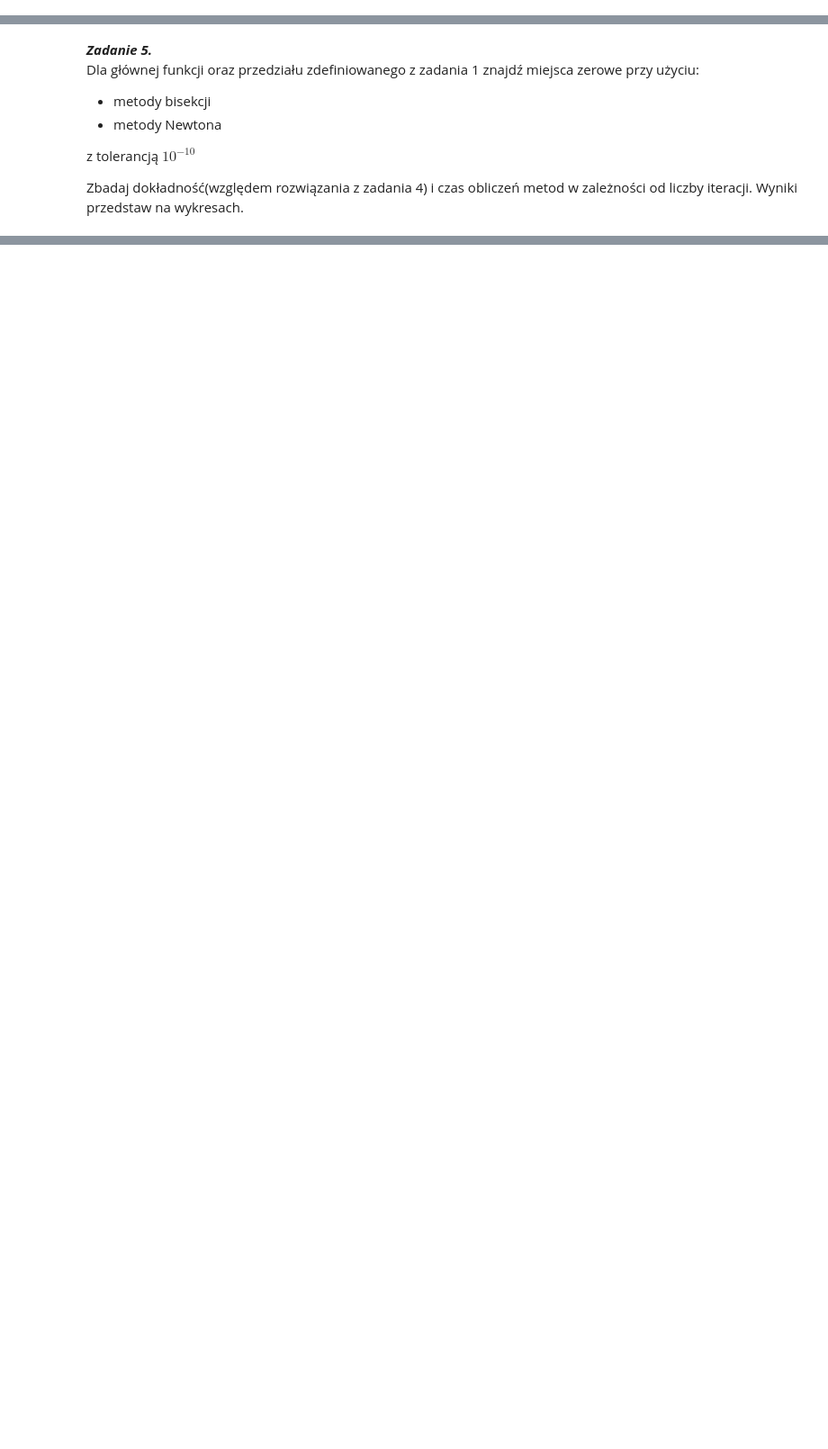
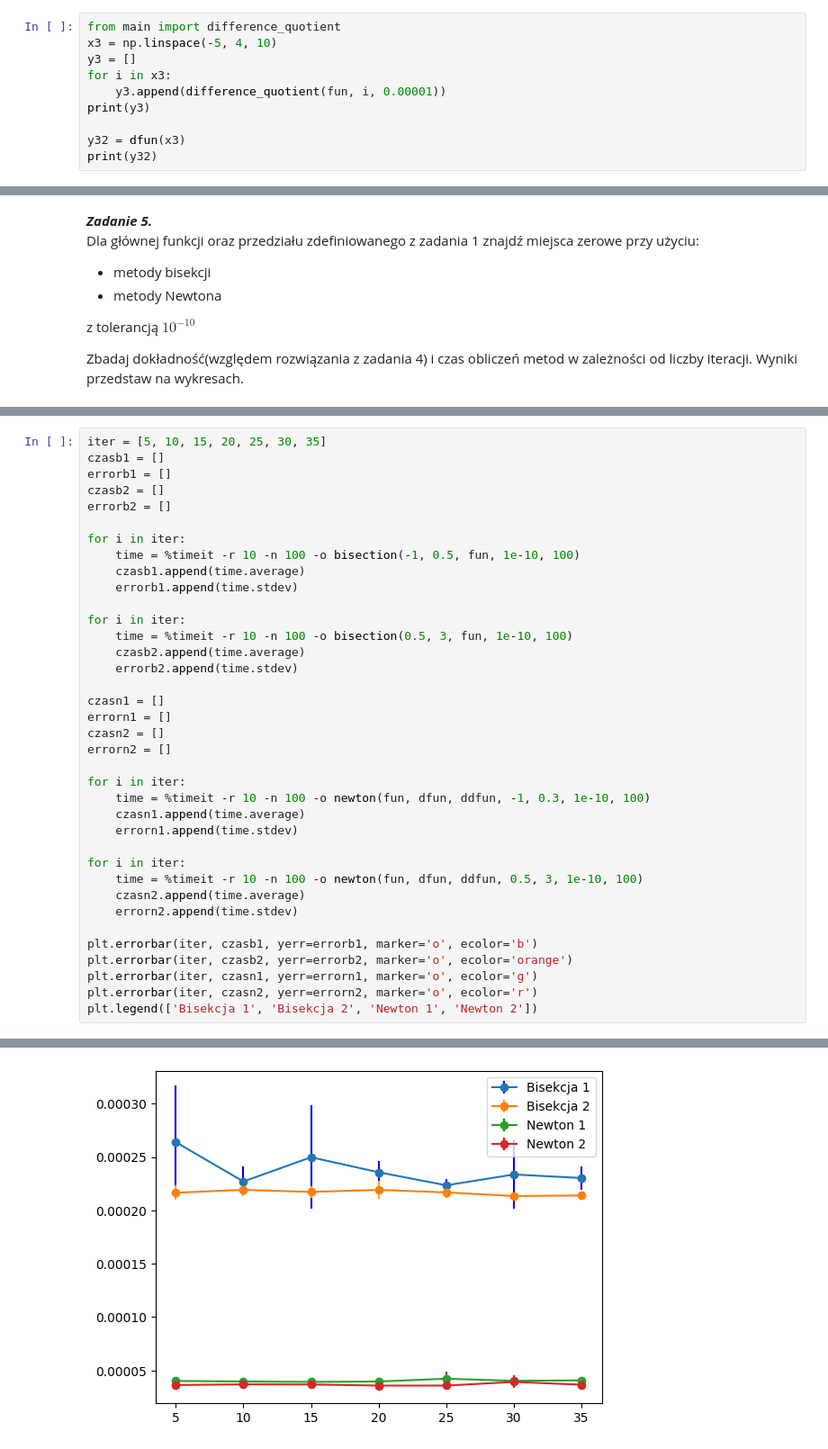
Before and after one commit to KAIR-ISZ-MN-2023-RM/laboratorium-8-MichalFurgala, a Jupyter notebook: sprawozdanie.ipynb, the cells around one changed output, grey strips where cells are left out. Shown at 90% size. Cells and saved outputs as stored; diff of their text form; blank space fills up the shorter version.

```diff
--- a/sprawozdanie.ipynb
+++ b/sprawozdanie.ipynb
@@ -58,3 +75,13 @@ Gwarancja zbieżności:
 3) funkcja na końcach przedziału przyjmuje przeciwne znaki
 
 4) pierwsza i druga pochodna mają stały znak (brak ekstremów lokalnych i punktów przegięcia)
+# %%
+from main import difference_quotient
+x3 = np.linspace(-5, 4, 10)
+y3 = []
+for i in x3:
+    y3.append(difference_quotient(fun, i, 0.00001))
+print(y3)
+
+y32 = dfun(x3)
+print(y32)
@@ -76,0 +180,38 @@ Zbadaj dokładność(względem rozwiązania z zadania 4) i czas obliczeń metod
+# %%
+iter = [5, 10, 15, 20, 25, 30, 35]
+czasb1 = []
+errorb1 = []
+czasb2 = []
+errorb2 = []
+
+for i in iter:
+    time = %timeit -r 10 -n 100 -o bisection(-1, 0.5, fun, 1e-10, 100)
+    czasb1.append(time.average)
+    errorb1.append(time.stdev)
+
+for i in iter:
+    time = %timeit -r 10 -n 100 -o bisection(0.5, 3, fun, 1e-10, 100)
+    czasb2.append(time.average)
+    errorb2.append(time.stdev)
+
+czasn1 = []
+errorn1 = []
+czasn2 = []
+errorn2 = []
+
+for i in iter:
+    time = %timeit -r 10 -n 100 -o newton(fun, dfun, ddfun, -1, 0.3, 1e-10, 100)
+    czasn1.append(time.average)
+    errorn1.append(time.stdev)
+
+for i in iter:
+    time = %timeit -r 10 -n 100 -o newton(fun, dfun, ddfun, 0.5, 3, 1e-10, 100)
+    czasn2.append(time.average)
+    errorn2.append(time.stdev)
+
+plt.errorbar(iter, czasb1, yerr=errorb1, marker='o', ecolor='b')
+plt.errorbar(iter, czasb2, yerr=errorb2, marker='o', ecolor='orange')
+plt.errorbar(iter, czasn1, yerr=errorn1, marker='o', ecolor='g')
+plt.errorbar(iter, czasn2, yerr=errorn2, marker='o', ecolor='r')
+plt.legend(['Bisekcja 1', 'Bisekcja 2', 'Newton 1', 'Newton 2'])
+# %% [output]
@@ -76,0 +236 @@ Zbadaj dokładność(względem rozwiązania z zadania 4) i czas obliczeń metod
+[figure, added]
```
Also changed, not shown: parts of 9 cells of this notebook, 1 other file.
